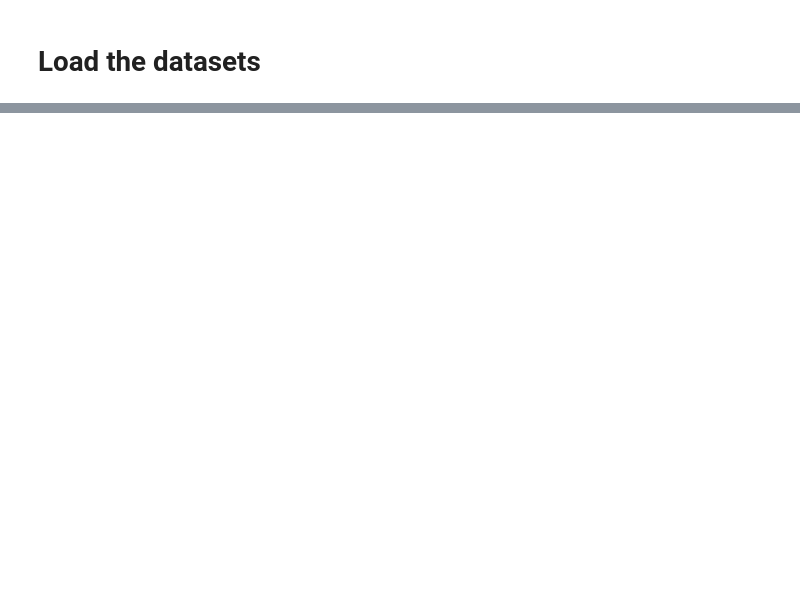
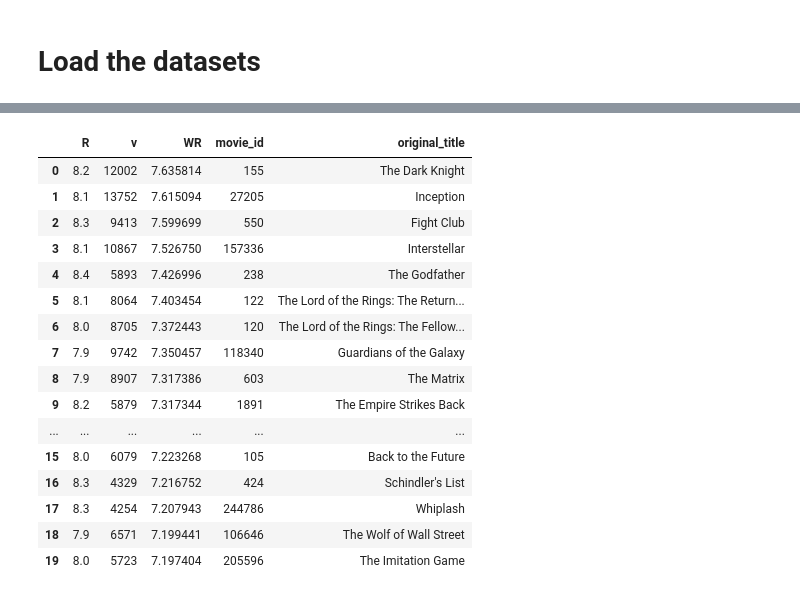
Before and after one commit to spoluan/TMDB_5000_Movie_recommendation_system, a Jupyter notebook: TMDB5000Movie_recommendation_system.ipynb, the cells around one changed output, grey strips where cells are left out. Saved outputs shown, nothing was run; the diff lists cells and outputs as text; code cells hidden in the pictures; blank space fills up the shorter version.

```diff
--- a/TMDB5000Movie_recommendation_system.ipynb
+++ b/TMDB5000Movie_recommendation_system.ipynb
@@ -128,0 +124,7 @@ ratings.head()
+# %%
+def WR(query):
+    R = query.R
+    v = query.v
+    return (v / (v + m)) * R + (m / (v + m)) * C
+# %%
+movies_query["WR"] = movies_query.apply(WR, axis=1)
@@ -128,0 +142,3 @@ ratings.head()
+# %%
+movies_query['movie_id'] = movies.id
+movies_query['original_title'] = movies.original_title
@@ -128,0 +156,23 @@ ratings.head()
+# %%
+movies_query = movies_query.sort_values("WR", ascending=False)
+movies_query.reset_index(drop=True, inplace=True)
+# %%
+movies_query.head(20)
+# %% [output]
+|  | R | v | WR | movie_id | original_title |
+| 0 | 8.2 | 12002 | 7.635814 | 155 | The Dark Knight |
+| 1 | 8.1 | 13752 | 7.615094 | 27205 | Inception |
+| 2 | 8.3 | 9413 | 7.599699 | 550 | Fight Club |
+| 3 | 8.1 | 10867 | 7.526750 | 157336 | Interstellar |
+| 4 | 8.4 | 5893 | 7.426996 | 238 | The Godfather |
+| 5 | 8.1 | 8064 | 7.403454 | 122 | The Lord of the Rings: The Return... |
+| 6 | 8.0 | 8705 | 7.372443 | 120 | The Lord of the Rings: The Fellow... |
+| 7 | 7.9 | 9742 | 7.350457 | 118340 | Guardians of the Galaxy |
+| 8 | 7.9 | 8907 | 7.317386 | 603 | The Matrix |
+| 9 | 8.2 | 5879 | 7.317344 | 1891 | The Empire Strikes Back |
+| ... | ... | ... | ... | ... | ... |
+| 15 | 8.0 | 6079 | 7.223268 | 105 | Back to the Future |
+| 16 | 8.3 | 4329 | 7.216752 | 424 | Schindler's List |
+| 17 | 8.3 | 4254 | 7.207943 | 244786 | Whiplash |
+| 18 | 7.9 | 6571 | 7.199441 | 106646 | The Wolf of Wall Street |
+| 19 | 8.0 | 5723 | 7.197404 | 205596 | The Imitation Game |
```
Also changed, not shown: parts of 36 cells of this notebook.
